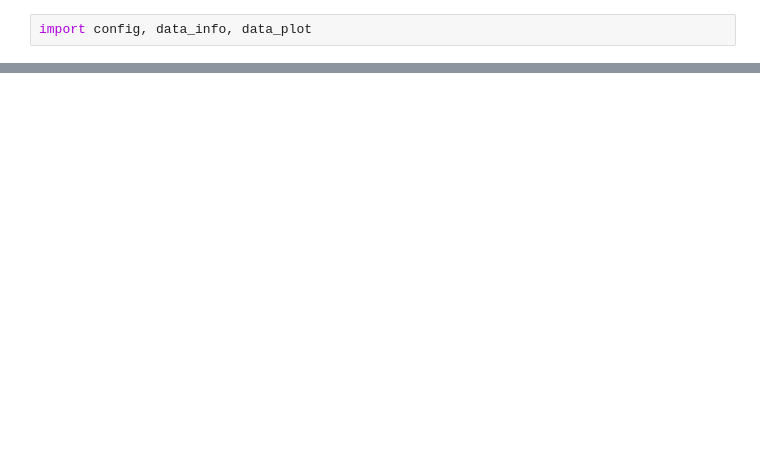
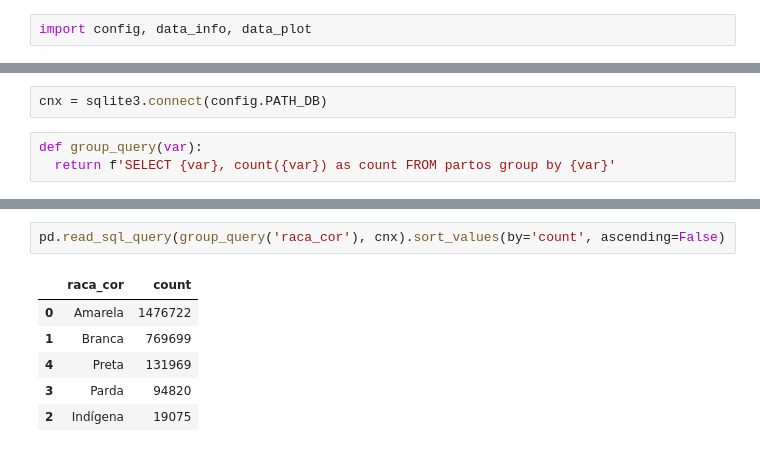
Before and after one commit to lucaslopes/gestantes, a Jupyter notebook: notebook.ipynb, the cells around one changed output, grey strips where cells are left out. Cells and saved outputs as stored; diff of their text form; blank space fills up the shorter version.

Commit message:
Queries to consult the value counts of sql database variables

```diff
--- a/notebook.ipynb
+++ b/notebook.ipynb
@@ -13,0 +7,5 @@ data_plot.plot_scatter_matrix(data_info.get_data_matrix(fnames))
+# %%
+cnx = sqlite3.connect(config.PATH_DB)
+# %%
+def group_query(var):
+  return f'SELECT {var}, count({var}) as count FROM partos group by {var}'
@@ -13,0 +36,9 @@ data_plot.plot_scatter_matrix(data_info.get_data_matrix(fnames))
+# %%
+pd.read_sql_query(group_query('raca_cor'), cnx).sort_values(by='count', ascending=False)
+# %% [output]
+|  | raca_cor | count |
+| 0 | Amarela | 1476722 |
+| 1 | Branca | 769699 |
+| 4 | Preta | 131969 |
+| 3 | Parda | 94820 |
+| 2 | Indígena | 19075 |
```
Also changed, not shown: parts of 13 cells of this notebook, 2 other files.
